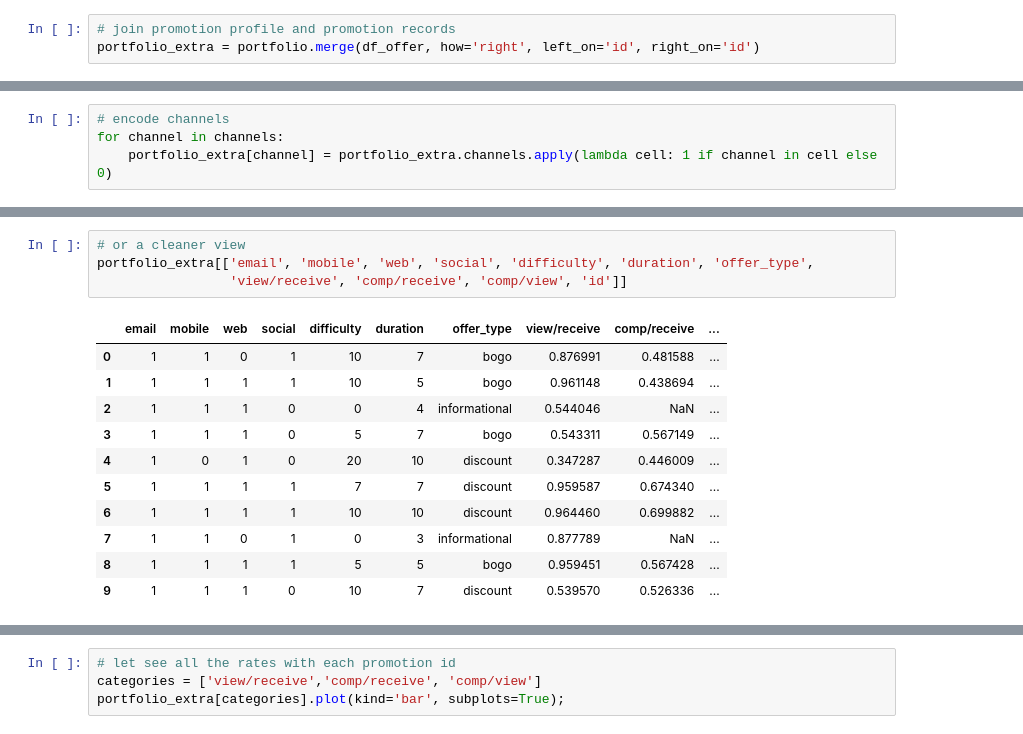
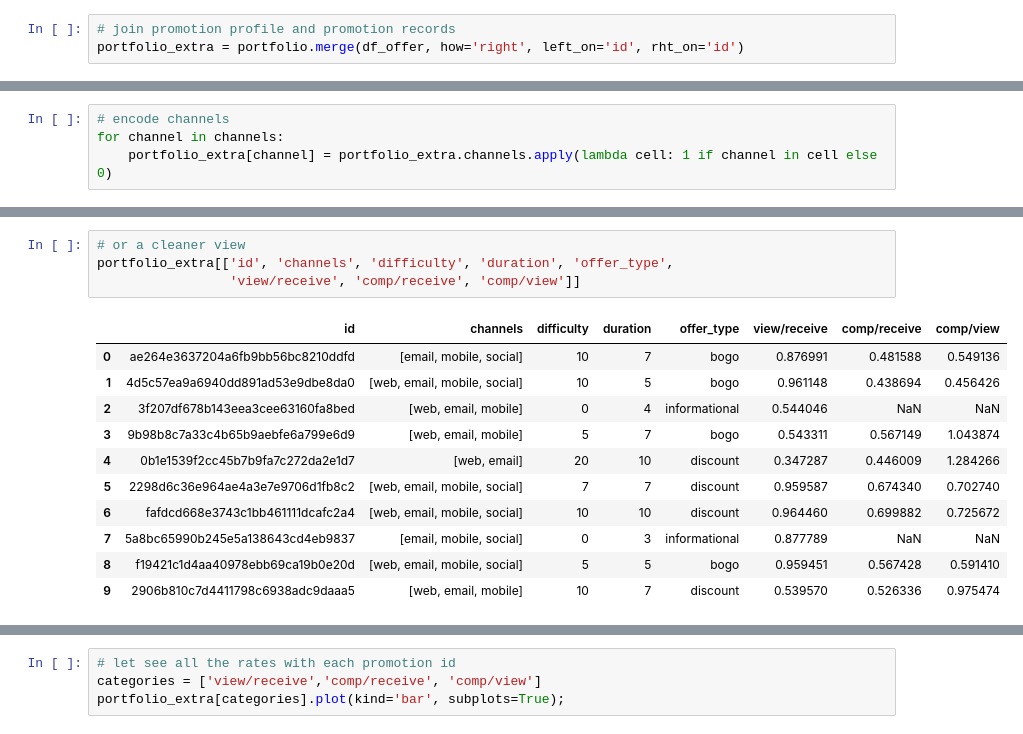
Before and after one commit to binh-bk/Starbucks-Promotion-Recommender, a Jupyter notebook: Starbucks_Capstone_notebook.ipynb, the cells around one changed output, grey strips where cells are left out. Saved outputs shown, nothing was run; the diff lists cells and outputs as text.

```diff
--- a/Starbucks_Capstone_notebook.ipynb
+++ b/Starbucks_Capstone_notebook.ipynb
@@ -1000,7 +1085,7 @@ portfolio.columns
 Index(['reward', 'channels', 'difficulty', 'duration', 'offer_type', 'id'], dtype='object')
 # %%
 # join promotion profile and promotion records
-portfolio_extra = portfolio.merge(df_offer, how='right', left_on='id', right_on='id')
+portfolio_extra = portfolio.merge(df_offer, how='right', left_on='id', rht_on='id')
 # %%
 # list comprehension over 2D array, cast to a set to get unique element
 channels = set([channel for row in portfolio_extra.channels.values for channel in row])
@@ -1019,19 +1104,19 @@ portfolio_extra.head()
 | 4 | 5 | [web, email] | 20 | 10 | discount | 0b1e1539f2cc45b7b9fa7c272da2e1d7 | 3420.0 | 7668.0 | ... |
 # %%
 # or a cleaner view
-portfolio_extra[['email', 'mobile', 'web', 'social', 'difficulty', 'duration', 'offer_type',
-                 'view/receive', 'comp/receive', 'comp/view', 'id']]
+portfolio_extra[['id', 'channels', 'difficulty', 'duration', 'offer_type',
+                 'view/receive', 'comp/receive', 'comp/view']]
 # %% [output]
-|  | email | mobile | web | social | difficulty | duration | offer_type | view/receive | comp/receive | ... |
-| 0 | 1 | 1 | 0 | 1 | 10 | 7 | bogo | 0.876991 | 0.481588 | ... |
-| 1 | 1 | 1 | 1 | 1 | 10 | 5 | bogo | 0.961148 | 0.438694 | ... |
-| 2 | 1 | 1 | 1 | 0 | 0 | 4 | informational | 0.544046 | NaN | ... |
-| 3 | 1 | 1 | 1 | 0 | 5 | 7 | bogo | 0.543311 | 0.567149 | ... |
-| 4 | 1 | 0 | 1 | 0 | 20 | 10 | discount | 0.347287 | 0.446009 | ... |
-| 5 | 1 | 1 | 1 | 1 | 7 | 7 | discount | 0.959587 | 0.674340 | ... |
-| 6 | 1 | 1 | 1 | 1 | 10 | 10 | discount | 0.964460 | 0.699882 | ... |
-| 7 | 1 | 1 | 0 | 1 | 0 | 3 | informational | 0.877789 | NaN | ... |
-| 8 | 1 | 1 | 1 | 1 | 5 | 5 | bogo | 0.959451 | 0.567428 | ... |
-| 9 | 1 | 1 | 1 | 0 | 10 | 7 | discount | 0.539570 | 0.526336 | ... |
+|  | id | channels | difficulty | duration | offer_type | view/receive | comp/receive | comp/view |
+| 0 | ae264e3637204a6fb9bb56bc8210ddfd | [email, mobile, social] | 10 | 7 | bogo | 0.876991 | 0.481588 | 0.549136 |
+| 1 | 4d5c57ea9a6940dd891ad53e9dbe8da0 | [web, email, mobile, social] | 10 | 5 | bogo | 0.961148 | 0.438694 | 0.456426 |
+| 2 | 3f207df678b143eea3cee63160fa8bed | [web, email, mobile] | 0 | 4 | informational | 0.544046 | NaN | NaN |
+| 3 | 9b98b8c7a33c4b65b9aebfe6a799e6d9 | [web, email, mobile] | 5 | 7 | bogo | 0.543311 | 0.567149 | 1.043874 |
+| 4 | 0b1e1539f2cc45b7b9fa7c272da2e1d7 | [web, email] | 20 | 10 | discount | 0.347287 | 0.446009 | 1.284266 |
+| 5 | 2298d6c36e964ae4a3e7e9706d1fb8c2 | [web, email, mobile, social] | 7 | 7 | discount | 0.959587 | 0.674340 | 0.702740 |
+| 6 | fafdcd668e3743c1bb461111dcafc2a4 | [web, email, mobile, social] | 10 | 10 | discount | 0.964460 | 0.699882 | 0.725672 |
+| 7 | 5a8bc65990b245e5a138643cd4eb9837 | [email, mobile, social] | 0 | 3 | informational | 0.877789 | NaN | NaN |
+| 8 | f19421c1d4aa40978ebb69ca19b0e20d | [web, email, mobile, social] | 5 | 5 | bogo | 0.959451 | 0.567428 | 0.591410 |
+| 9 | 2906b810c7d4411798c6938adc9daaa5 | [web, email, mobile] | 10 | 7 | discount | 0.539570 | 0.526336 | 0.975474 |
 # %%
 # ratio of views and advertising channels
```
Also changed, not shown: parts of 49 cells of this notebook, 9 other files.
